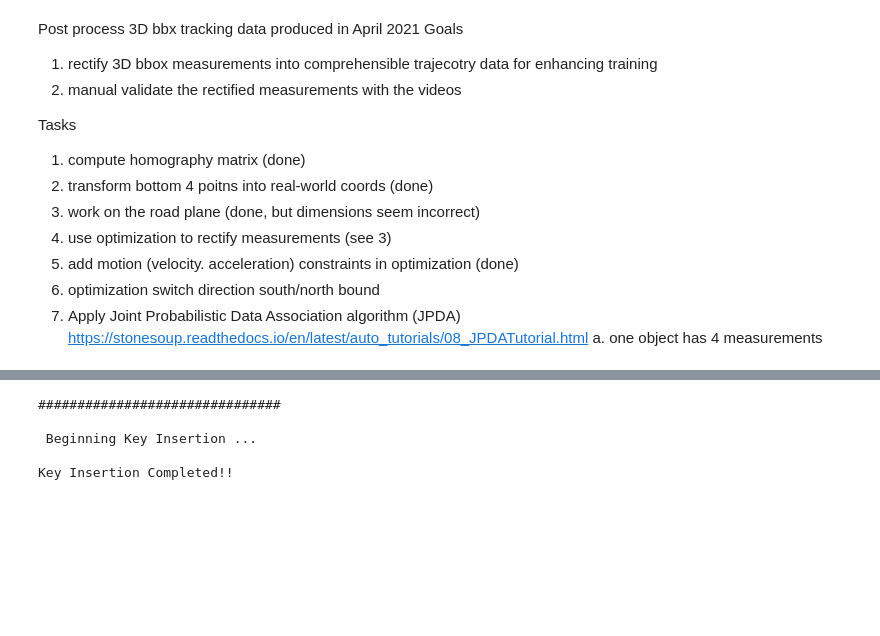
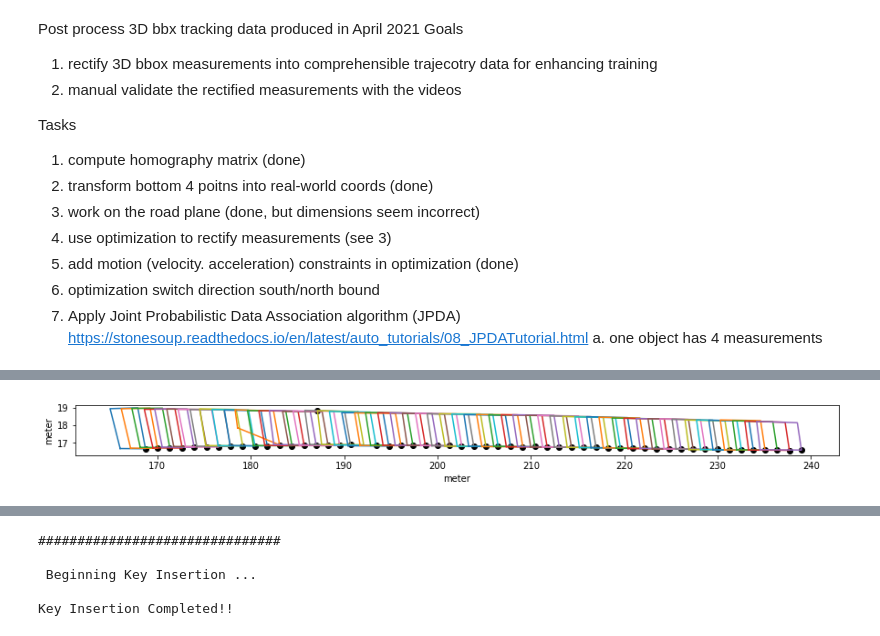
Before and after one commit to yanb514/I24-postprocessing, a Jupyter notebook: I24_3D_JPDA.ipynb, the cells around one changed output, grey strips where cells are left out. Drawn from its saved outputs; the diff is of its cells as text; code cells hidden in the pictures; blank space fills up the shorter version.

```diff
--- a/I24_3D_JPDA.ipynb
+++ b/I24_3D_JPDA.ipynb
@@ -46,6 +56,0 @@ df.head()
-# %%
-# Y1: semi40 Y2: semi 72 #80261 42: lane change
-Y1 = df.loc[(df['ID']==42)]
-Y1 = Y1.interpolate(method='linear', limit_area='inside')
-Y1 = Y1.dropna()
-timestamps = Y1['Timestamp'].values
@@ -60,0 +57,90 @@ Y1 = np.array(Y1[['bbr_x','bbr_y', 'fbr_x','fbr_y','fbl_x','fbl_y','bbl_x', 'bbl
+# %%
+import utils_optimization as opt
+importlib.reload(opt)
+# group by objects
+
+groups = df.groupby('ID')
+groupList = list(groups.groups)
+nO = len(groupList) # number of cars to test
+print(nO,' unique cars')
+# optimization parameters
+lam1 = 1 # modification of measurement
+lam2 = 1 # regularize acceleration 100
+lam3 = 0 # regularize alpha
+lam4 = 10 # theta
+ts = np.zeros(nO) # record time
+N_arr = np.zeros(nO) # record frames
+
+for i in range(nO):
+    ID = groupList[i]
+    Y1 = groups.get_group(ID)
+
+    # impute missing timestamps
+    timestamps = Y1['Timestamp'].values
+    nans, x= utils.nan_helper(timestamps)
+    timestamps[nans]= np.interp(x(nans), x(~nans), timestamps[~nans])
+    dt = np.diff(timestamps)
+
+    # get bottom 4 points coordinates
+    Y1gps = np.array(Y1[['bbrlat','bbrlon','fbrlat','fbrlon','fbllat','fbllon','bbllat','bbllon']])
+    Y1 = np.array(Y1[['bbr_x','bbr_y', 'fbr_x','fbr_y','fbl_x','fbl_y','bbl_x', 'bbl_y']])
+
+    # Euler forward dynamics
+    N = len(Y1)
+    notNan = ~np.isnan(np.sum(Y1,axis=-1))
+    Y1 = Y1[notNan,:]
+    v0 = 30
+    a0 = np.zeros((N))
+    theta0 = np.zeros((N))
+
+    x0 = (Y1[0,0]+Y1[0,6])/2
+    y0 = (Y1[0,1]+Y1[0,7])/2
+    X0 = np.concatenate((a0.T, theta0.T, [v0,x0,y0,1,4]),axis=-1)
+
+    bnds = [(-5,5) for i in range(0,N)]+\
+        [(-np.pi/8,np.pi/8) for i in range(N)]+\
+        [(0,40),(-np.inf,np.inf),(0,np.inf),(1,3),(2,np.inf)]
+
+    # Constraints definition (only for COBYLA, SLSQP and trust-constr)
+    start = time.time()
+    res = minimize(opt.obj, X0, (Y1,N,dt,notNan,lam1,lam2,lam3,lam4), method = 'L-BFGS-B',
+                    bounds=bnds, options={'disp': True,'maxiter':100000})#
+    end = time.time()
+
+    # extract results
+    Yre, x,y,v,a,theta,w,l = opt.unpack(res,N,dt)
+    print('ID:',ID, 'Total timestamps:',N, 'Contains data:',np.count_nonzero(notNan),\
+          'runtime:',end - start,'\n width:',w,'length:',l)
+
+    # plot
+    D = Y1
+    fig, ax = plt.subplots(figsize=(15,1))
+
+    for i in range(len(D)):
+        coord = D[i,:]
+        coord = np.reshape(coord,(-1,2)).tolist()
+        coord.append(coord[0]) #repeat the first point to create a 'closed loop'
+        xs, ys = zip(*coord) #lon, lat as x, y
+        plt.plot(xs,ys)
+    plt.scatter(D[:,2],D[:,3],color='black')
+    ax = plt.gca()
+    plt.xlabel('meter')
+    plt.ylabel('meter')
+    ax.format_coord = lambda x,y: '%.6f, %.6f' % (x,y)
+    plt.show()
+
+    D = Yre
+    fig, ax = plt.subplots(figsize=(15,1))
+    for i in range(len(D)):
+        coord = D[i,:]
+        coord = np.reshape(coord,(-1,2)).tolist()
+        coord.append(coord[0]) #repeat the first point to create a 'closed loop'
+        xs, ys = zip(*coord) #lon, lat as x, y
+        plt.plot(xs,ys)
+    plt.scatter(D[:,2],D[:,3],color='black')
+    ax = plt.gca()
+    plt.xlabel('meter')
+    plt.ylabel('meter')
+    ax.format_coord = lambda x,y: '%.6f, %.6f' % (x,y)
+    plt.show()
+# %% [output]
@@ -60,0 +150 @@ Y1 = np.array(Y1[['bbr_x','bbr_y', 'fbr_x','fbr_y','fbl_x','fbl_y','bbl_x', 'bbl
+[figure, added]
```
Also changed, not shown: parts of 15 cells of this notebook, 4 other files.
